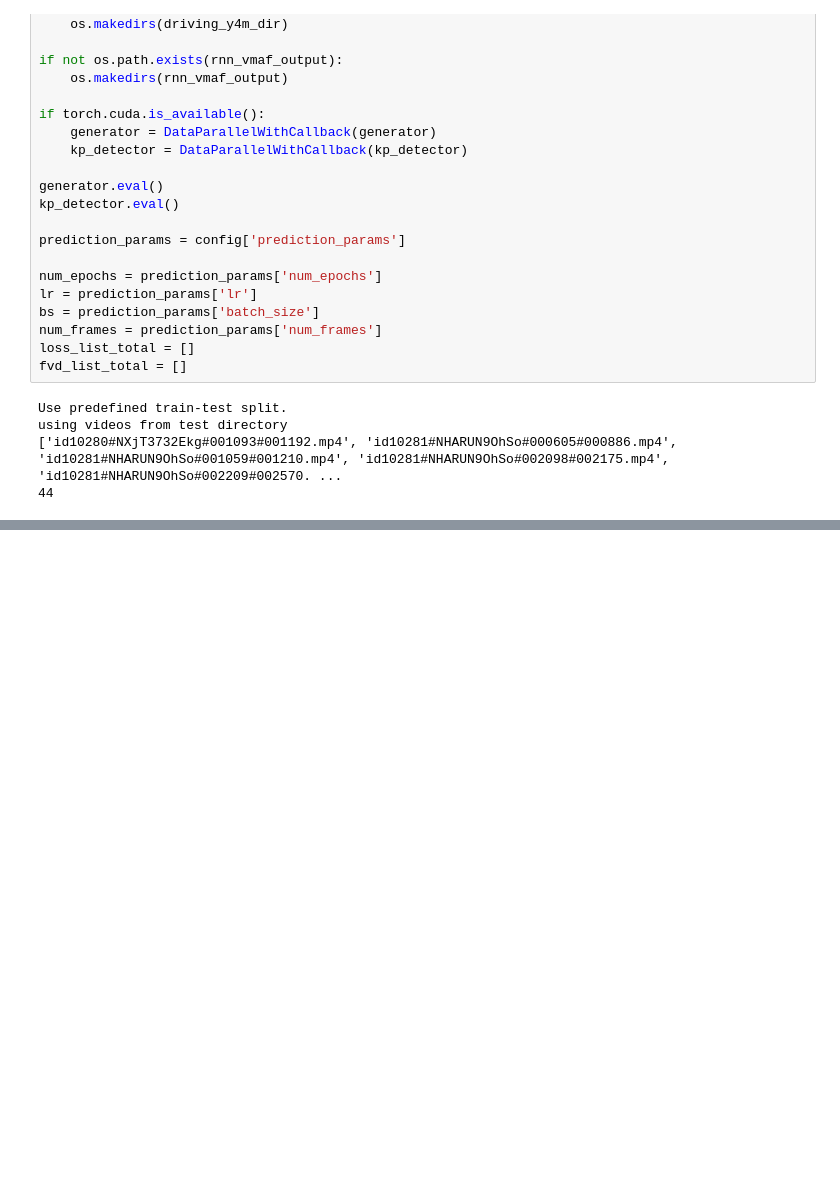
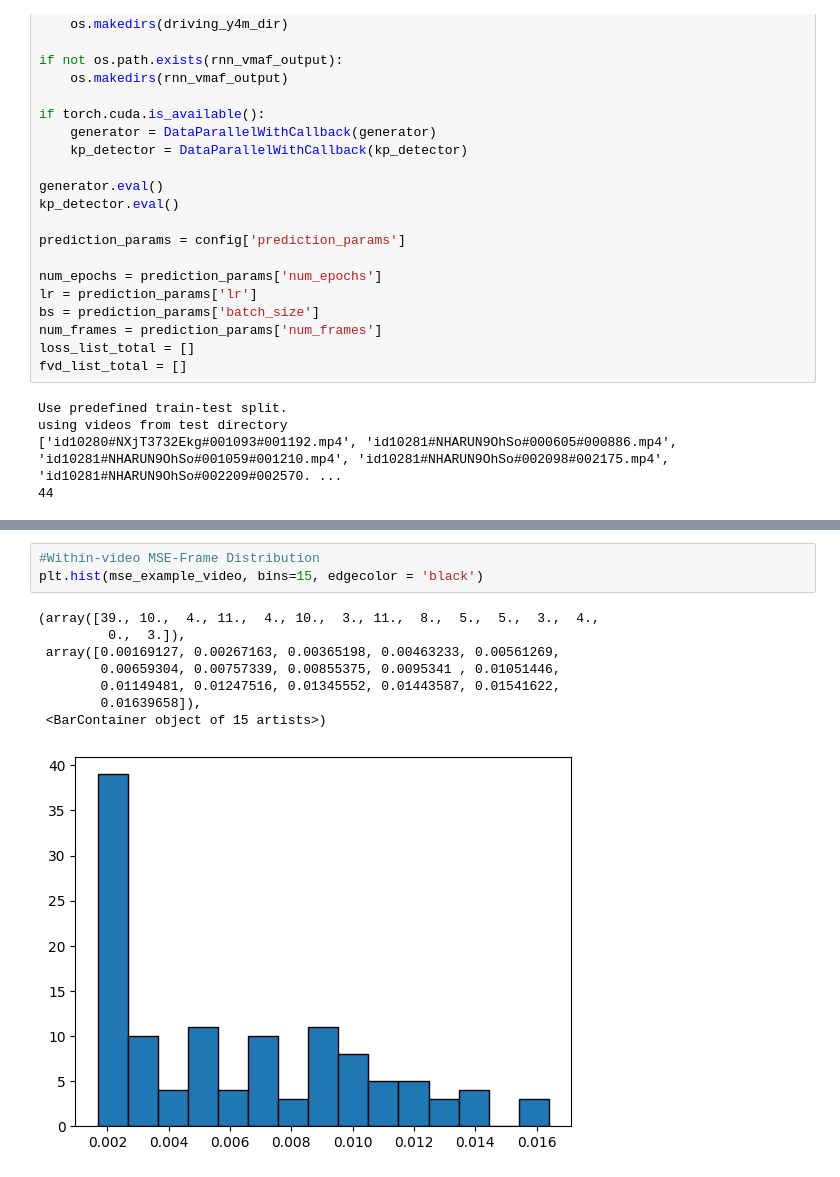
Before and after one commit to tristenAH/VMAF-Code-Repository, a Jupyter notebook: Keypoints_Prediction/VMAF_On_RNN_Reconstruction_Mode.ipynb, the cells around one changed output, grey strips where cells are left out. Saved outputs shown, nothing was run; the diff lists cells and outputs as text; blank space fills up the shorter version.

```diff
--- a/Keypoints_Prediction/VMAF_On_RNN_Reconstruction_Mode.ipynb
+++ b/Keypoints_Prediction/VMAF_On_RNN_Reconstruction_Mode.ipynb
@@ -400,0 +455,12 @@ NameError: name 'dataloader' is not defined
+# %%
+#Within-video MSE-Frame Distribution
+plt.hist(mse_example_video, bins=15, edgecolor = 'black')
+# %% [output]
+(array([39., 10.,  4., 11.,  4., 10.,  3., 11.,  8.,  5.,  5.,  3.,  4.,
+         0.,  3.]),
+ array([0.00169127, 0.00267163, 0.00365198, 0.00463233, 0.00561269,
+        0.00659304, 0.00757339, 0.00855375, 0.0095341 , 0.01051446,
+        0.01149481, 0.01247516, 0.01345552, 0.01443587, 0.01541622,
+        0.01639658]),
+ <BarContainer object of 15 artists>)
+[figure, added]
```
Also changed, not shown: parts of 13 cells of this notebook, 3 other files.
